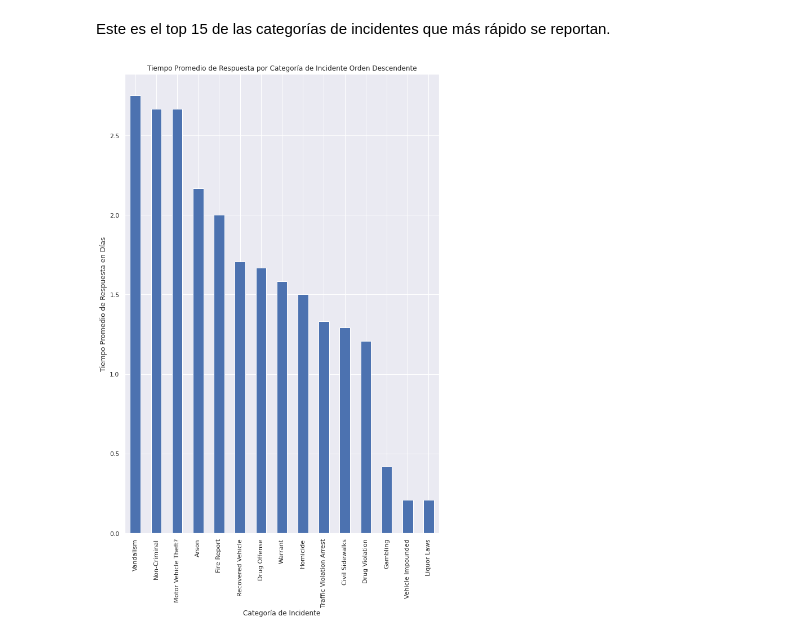
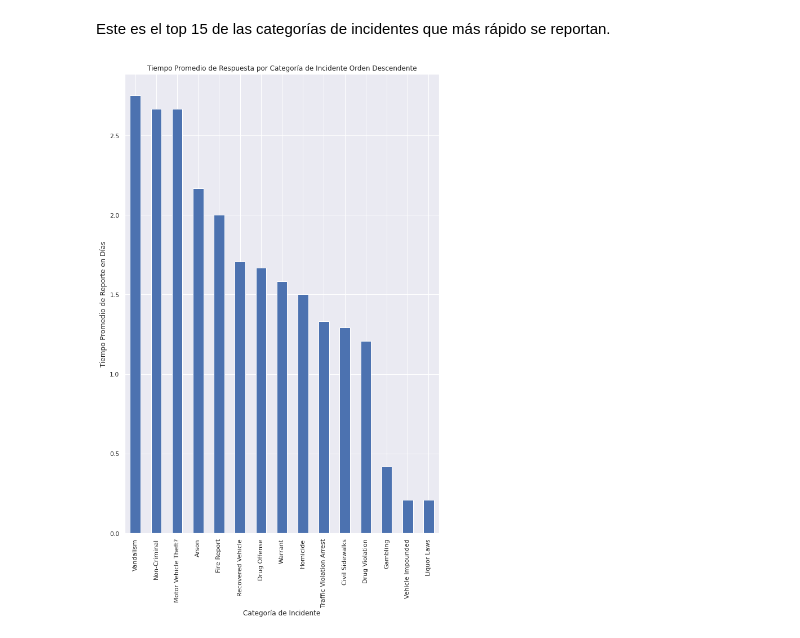
Before and after one commit to luperezsal/Batman, a Jupyter notebook: batman.ipynb, the cells around one changed output. Cells and saved outputs as stored; diff of their text form; code cells hidden in the pictures.

```diff
--- a/batman.ipynb
+++ b/batman.ipynb
@@ -246,9 +246,9 @@ Este es el top 15 de las categorías de incidentes que más rápido se reportan.
 # %%
 df_Test = incidents_df.groupby('Incident Category')['Difference Date'].mean().sort_values()[:15].sort_values(ascending = False).astype('timedelta64[h]') / 24
 df_Test.plot(kind = 'bar', title = 'Tiempo Promedio de Respuesta por Categoría de Incidente Orden Descendente', rot = 90)
 
 plt.xlabel('Categoría de Incidente')
-plt.ylabel('Tiempo Promedio de Respuesta en Días')
+plt.ylabel('Tiempo Promedio de Reporte en Días')
 plt.show()
 # %% [output]
-[figure, old version]
+[figure, new version]
```
Also changed, not shown: parts of 5 cells of this notebook.
